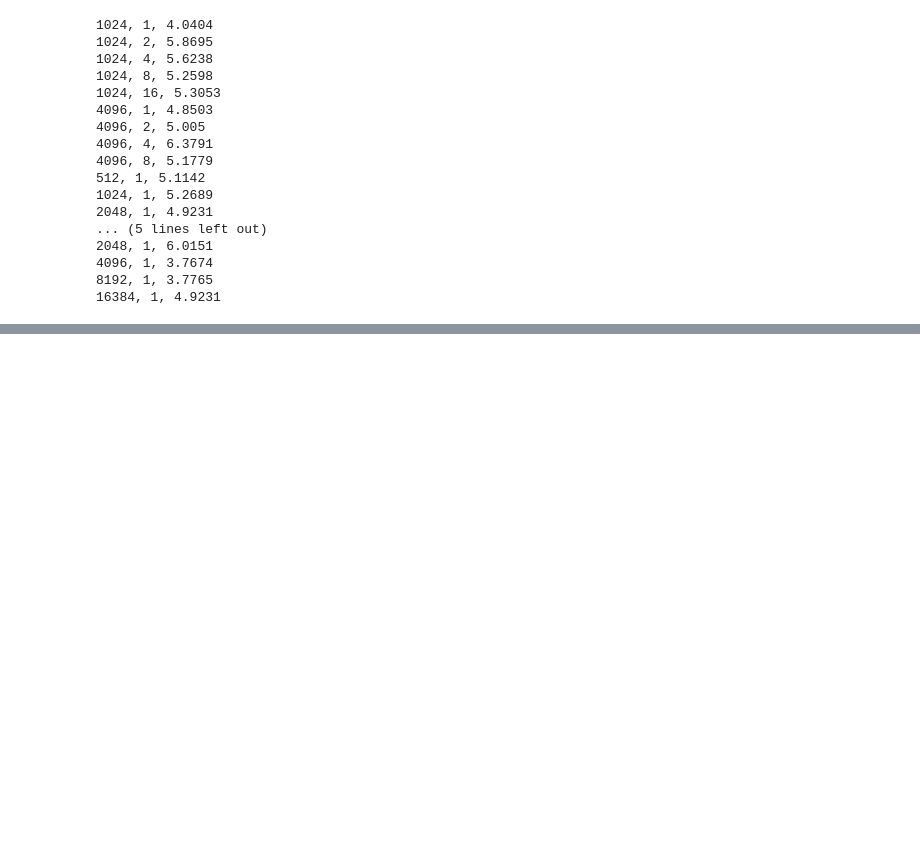
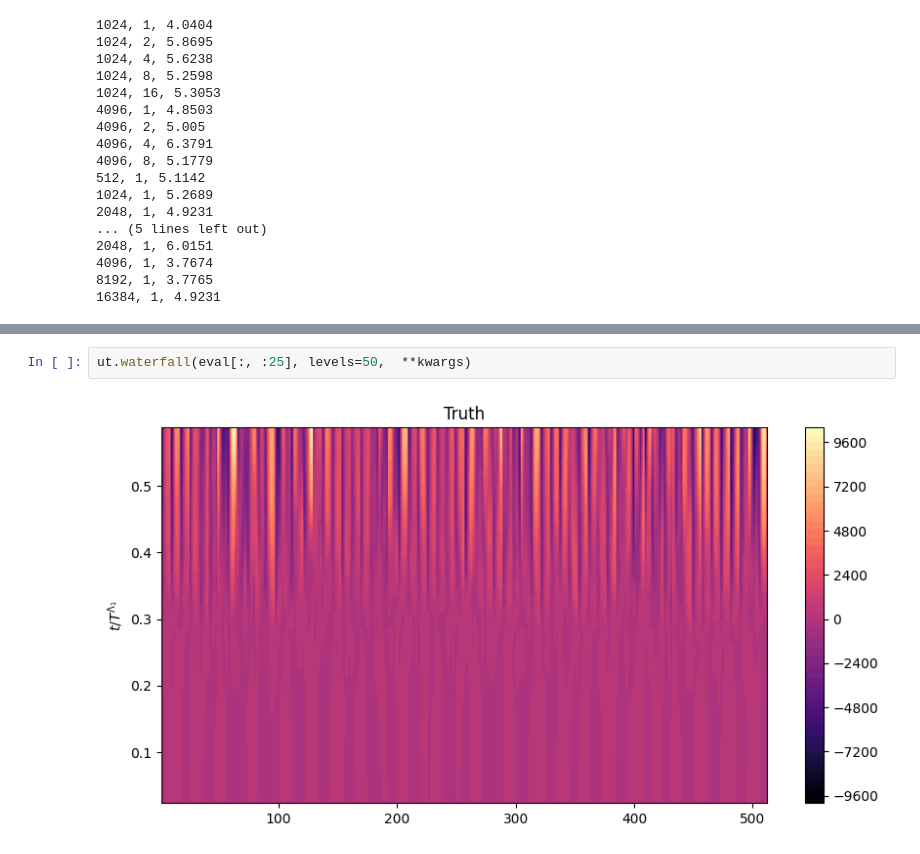
Before and after one commit to pinakm9/DeepRFM, a Jupyter notebook: notebooks/test.ipynb, the cells around one changed output, grey strips where cells are left out. Drawn from its saved outputs; the diff is of its cells as text; blank space fills up the shorter version.

```diff
--- a/notebooks/test.ipynb
+++ b/notebooks/test.ipynb
@@ -280 +92,5 @@ torch.Size([20, 10])
+# %%
+ut.waterfall(eval[:, :25], levels=50,  **kwargs)
+# %% [output]
+[figure, added]
 # %%
```
Also changed, not shown: parts of 26 cells of this notebook, 18 other files.
